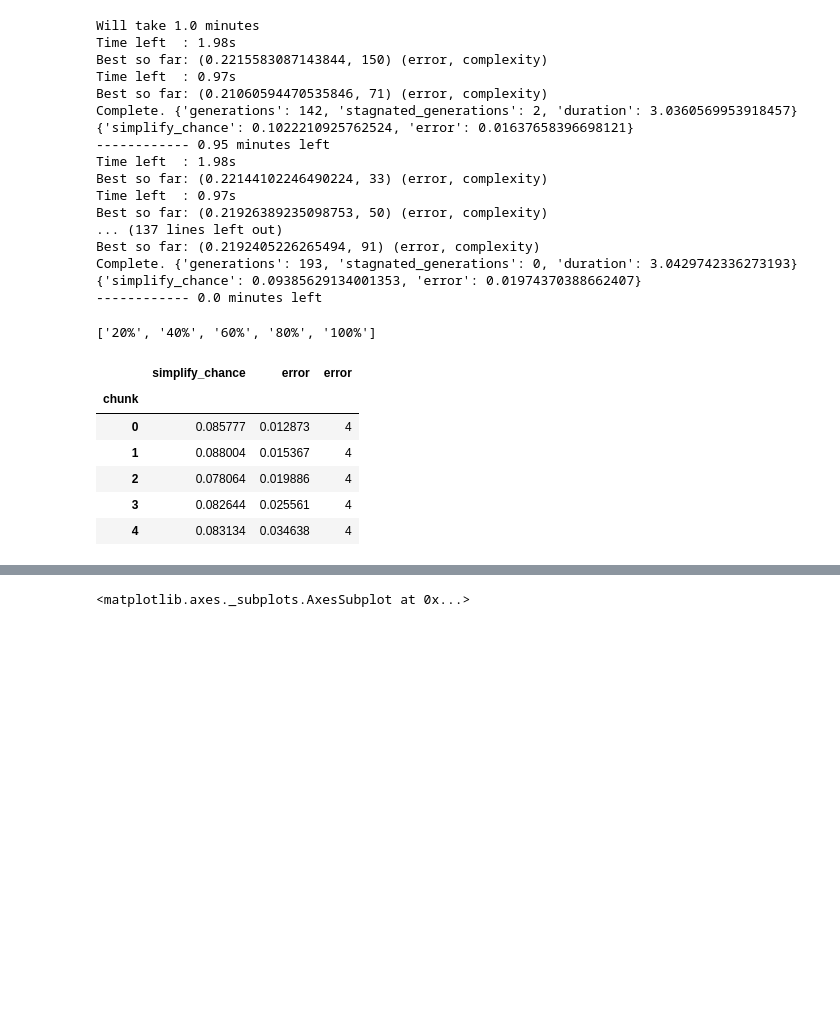
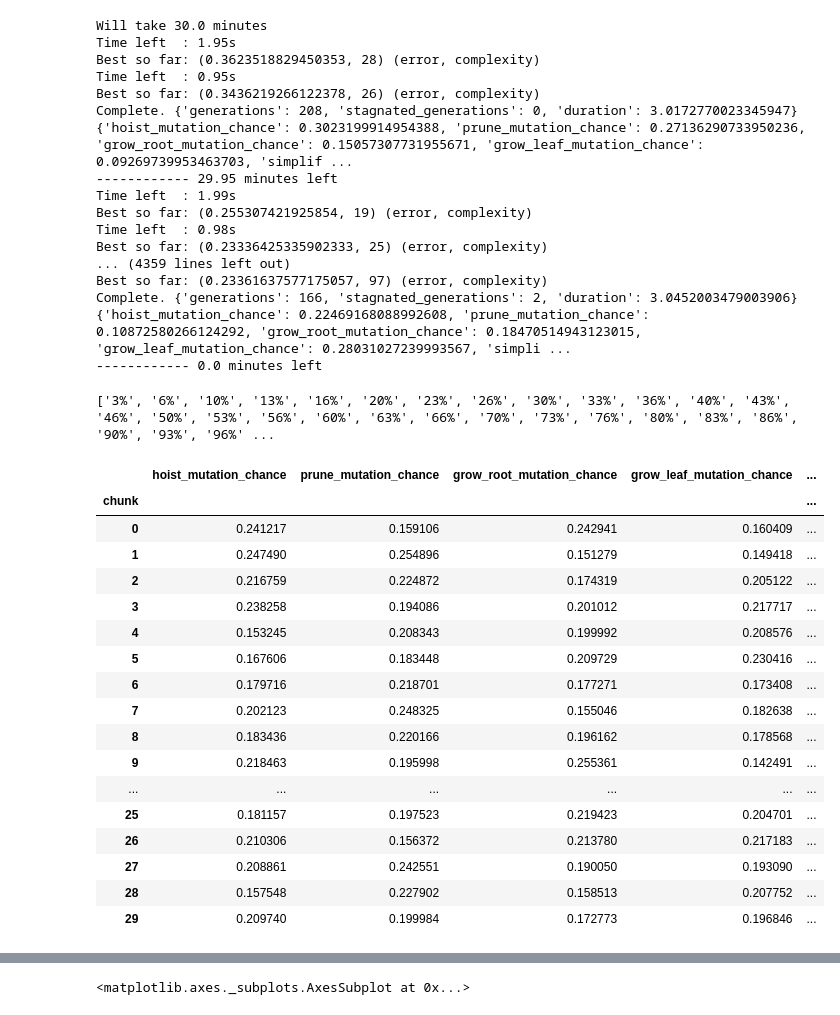
Before and after one commit to danuker/symreg, a Jupyter notebook: Metaopt.ipynb, the cells around one changed output, grey strips where cells are left out. Cells and saved outputs as stored; diff of their text form; code cells hidden in the pictures; blank space fills up the shorter version.

```diff
--- a/Metaopt.ipynb
+++ b/Metaopt.ipynb
@@ -36,11 +36,22 @@ def eval_settings(**settings):
 
 for i in range(diff_data):
     random.seed(i)
+    muts = {
+        'hoist_mutation_chance': random.random(),
+        'prune_mutation_chance': random.random(),
+        'grow_root_mutation_chance': random.random(),
+        'grow_leaf_mutation_chance': random.random(),
+    }
+    point_mut_chance = random.random()
+
+    totalmut = point_mut_chance + sum(v for v in muts.values())
+
+    muts = {k: v/totalmut for k, v in muts.items()}
+
     try:
         args = {
-#             'mutation_children': random.choice([0, 1, 2, 3, 4, 5]),
-#             'crossover_children': random.choice([0, 1, 2, 3, 4, 5]),
-            'simplify_chance': random.random()*.05 + .06,
+            **muts,
+            'simplify_chance': random.random(),
         }
 
         results.append(eval_settings(**args))
@@ -50,45 +61,57 @@ for i in range(diff_data):
         print('------------', 'Value Error for seed', i, ': ', args)
         traceback.print_exc()
 # %% [output]
-Will take 1.0 minutes
-Time left  : 1.98s
-Best so far: (0.2215583087143844, 150) (error, complexity)
-Time left  : 0.97s
-Best so far: (0.21060594470535846, 71) (error, complexity)
-Complete. {'generations': 142, 'stagnated_generations': 2, 'duration': 3.0360569953918457}
-{'simplify_chance': 0.1022210925762524, 'error': 0.01637658396698121}
------------- 0.95 minutes left
-Time left  : 1.98s
-Best so far: (0.22144102246490224, 33) (error, complexity)
-Time left  : 0.97s
-Best so far: (0.21926389235098753, 50) (error, complexity)
-... (137 lines left out)
-Best so far: (0.2192405226265494, 91) (error, complexity)
-Complete. {'generations': 193, 'stagnated_generations': 0, 'duration': 3.0429742336273193}
-{'simplify_chance': 0.09385629134001353, 'error': 0.01974370388662407}
+Will take 30.0 minutes
+Time left  : 1.95s
+Best so far: (0.3623518829450353, 28) (error, complexity)
+Time left  : 0.95s
+Best so far: (0.3436219266122378, 26) (error, complexity)
+Complete. {'generations': 208, 'stagnated_generations': 0, 'duration': 3.0172770023345947}
+{'hoist_mutation_chance': 0.3023199914954388, 'prune_mutation_chance': 0.27136290733950236, 'grow_root_mutation_chance': 0.15057307731955671, 'grow_leaf_mutation_chance': 0.09269739953463703, 'simplif ...
+------------ 29.95 minutes left
+Time left  : 1.99s
+Best so far: (0.255307421925854, 19) (error, complexity)
+Time left  : 0.98s
+Best so far: (0.23336425335902333, 25) (error, complexity)
+... (4359 lines left out)
+Best so far: (0.23361637577175057, 97) (error, complexity)
+Complete. {'generations': 166, 'stagnated_generations': 2, 'duration': 3.0452003479003906}
+{'hoist_mutation_chance': 0.22469168088992608, 'prune_mutation_chance': 0.10872580266124292, 'grow_root_mutation_chance': 0.18470514943123015, 'grow_leaf_mutation_chance': 0.28031027239993567, 'simpli ...
 ------------ 0.0 minutes left
 # %%
 pd.DataFrame(results).sort_values('error').to_csv('metaopt.tsv', sep='\t', index=False)
 # %%
 resdf = pd.read_csv('metaopt.tsv', sep='\t').sort_values('error').dropna()
+resdf['point_chance'] = 1-resdf[['hoist_mutation_chance', 'prune_mutation_chance', 'grow_root_mutation_chance', 'grow_leaf_mutation_chance']].sum(axis=1)
 
-split = list(map(int, np.linspace(0, 100, 6)[1:]))
+split = list(map(int, np.linspace(0, 100, 31)[1:]))
 percs = [s/100 for s in split]
 names = [f'{s}%' for s in split]
 percentiles = resdf['error'].describe(percentiles=percs).loc[names]
 print(names)
 resdf['chunk'] = 0
 for p in percentiles:
     resdf.loc[resdf['error'] > p, 'chunk'] += 1
 
 final_res = pd.concat([resdf.groupby('chunk').mean(), resdf.groupby('chunk').count()['error']], axis=1)
 final_res
 # %% [output]
-['20%', '40%', '60%', '80%', '100%']
+['3%', '6%', '10%', '13%', '16%', '20%', '23%', '26%', '30%', '33%', '36%', '40%', '43%', '46%', '50%', '53%', '56%', '60%', '63%', '66%', '70%', '73%', '76%', '80%', '83%', '86%', '90%', '93%', '96%' ...
-|  | simplify_chance | error | error |
-| chunk |  |  |  |
-| 0 | 0.085777 | 0.012873 | 4 |
-| 1 | 0.088004 | 0.015367 | 4 |
-| 2 | 0.078064 | 0.019886 | 4 |
-| 3 | 0.082644 | 0.025561 | 4 |
-| 4 | 0.083134 | 0.034638 | 4 |
+|  | hoist_mutation_chance | prune_mutation_chance | grow_root_mutation_chance | grow_leaf_mutation_chance | ... |
+| chunk |  |  |  |  | ... |
+| 0 | 0.241217 | 0.159106 | 0.242941 | 0.160409 | ... |
+| 1 | 0.247490 | 0.254896 | 0.151279 | 0.149418 | ... |
+| 2 | 0.216759 | 0.224872 | 0.174319 | 0.205122 | ... |
+| 3 | 0.238258 | 0.194086 | 0.201012 | 0.217717 | ... |
+| 4 | 0.153245 | 0.208343 | 0.199992 | 0.208576 | ... |
+| 5 | 0.167606 | 0.183448 | 0.209729 | 0.230416 | ... |
+| 6 | 0.179716 | 0.218701 | 0.177271 | 0.173408 | ... |
+| 7 | 0.202123 | 0.248325 | 0.155046 | 0.182638 | ... |
+| 8 | 0.183436 | 0.220166 | 0.196162 | 0.178568 | ... |
+| 9 | 0.218463 | 0.195998 | 0.255361 | 0.142491 | ... |
+| ... | ... | ... | ... | ... | ... |
+| 25 | 0.181157 | 0.197523 | 0.219423 | 0.204701 | ... |
+| 26 | 0.210306 | 0.156372 | 0.213780 | 0.217183 | ... |
+| 27 | 0.208861 | 0.242551 | 0.190050 | 0.193090 | ... |
+| 28 | 0.157548 | 0.227902 | 0.158513 | 0.207752 | ... |
+| 29 | 0.209740 | 0.199984 | 0.172773 | 0.196846 | ... |
```
Also changed, not shown: parts of 7 cells of this notebook, 5 other files.
